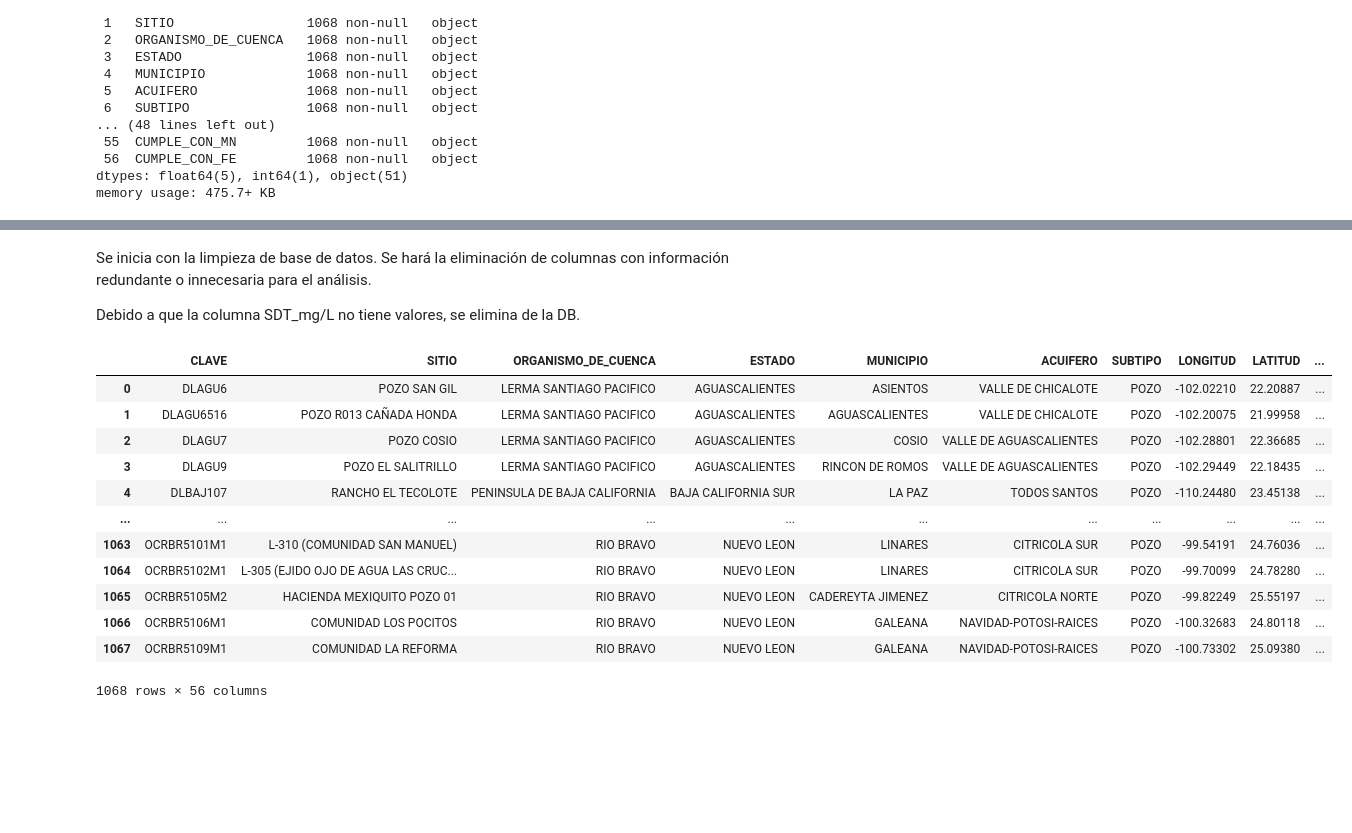
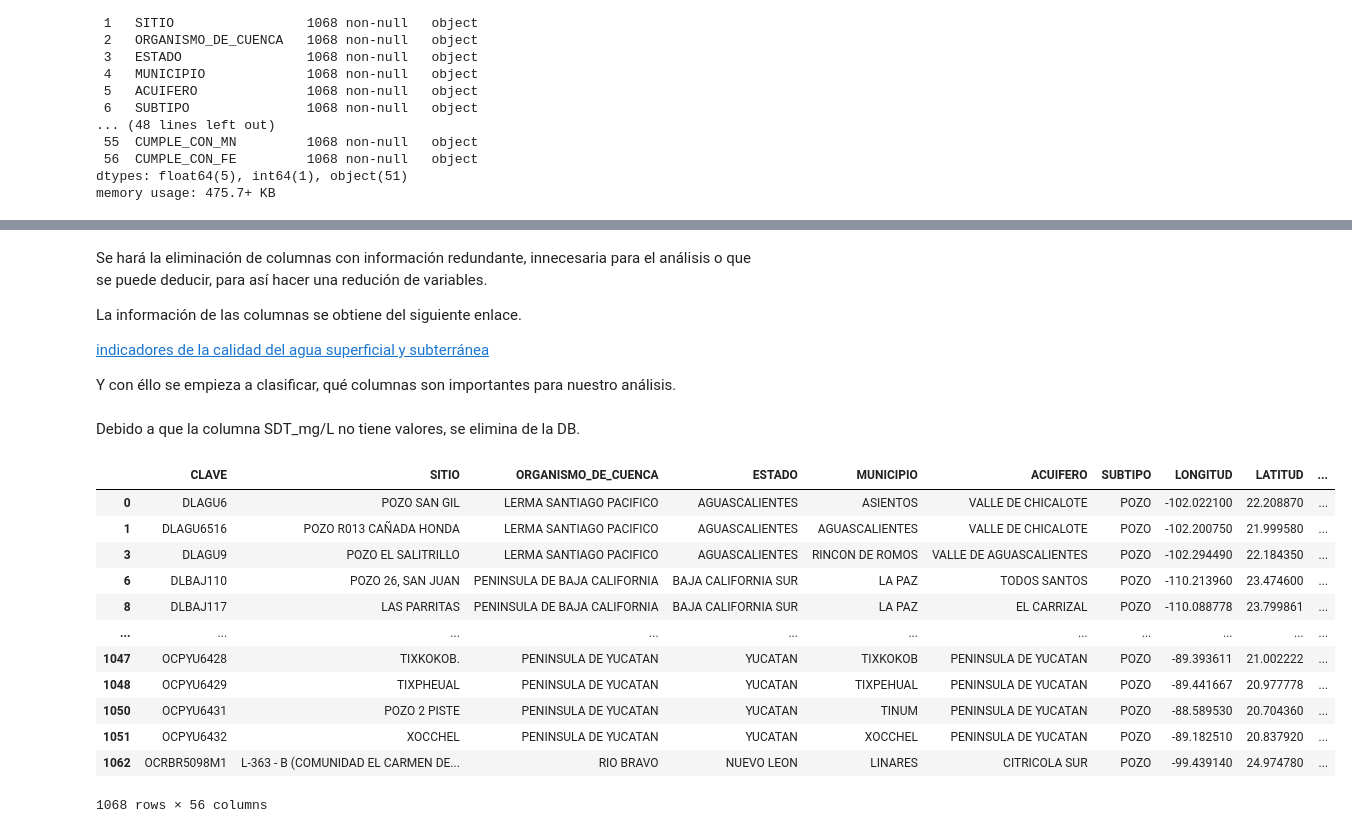
Before and after one commit to PosgradoMNA/actividades-del-projecto-equipo70, a Jupyter notebook: RetoFinal/Entrega1/Reto_Entrega1_Limpieza_análisis_visualización_kmeans.ipynb, the cells around one changed output, grey strips where cells are left out. Drawn from its saved outputs; the diff is of its cells as text; code cells hidden in the pictures; blank space fills up the shorter version.

```diff
--- a/RetoFinal/Entrega1/Reto_Entrega1_Limpieza_análisis_visualización_kmeans.ipynb
+++ b/RetoFinal/Entrega1/Reto_Entrega1_Limpieza_análisis_visualización_kmeans.ipynb
@@ -92,0 +273,11 @@ memory usage: 475.7+ KB
+# %%
+i=0
+for c in CQ:
+
+    valor = df_gDN[df_gDN['CQ'] == c]
+    valoracion= valor.loc[i]['V']
+    df_sb_v[c]= df_sb_v[c].astype('str')
+    df_sb_v[c]= df_sb_v[c].replace('nan', valoracion)
+    i=i+1
+
+df_sb_v.info()
@@ -92,0 +302,11 @@ memory usage: 475.7+ KB
+# %%
+i=0
+for c in CQ:
+
+    valor = df_rDN[df_rDN['CQ'] == c]
+    valoracion= valor.loc[i]['V']
+    df_sb_r[c]= df_sb_v[c].astype('str')
+    df_sb_r[c]= df_sb_v[c].replace('nan', valoracion)
+    i=i+1
+
+df_sb_v.info()
@@ -92,0 +331,11 @@ memory usage: 475.7+ KB
+# %%
+i=0
+for c in CQ:
+
+    valor = df_yDN[df_yDN['CQ'] == c]
+    valoracion= valor.loc[i]['V']
+    df_sb_a[c]= df_sb_v[c].astype('str')
+    df_sb_a[c]= df_sb_v[c].replace('nan', valoracion)
+    i=i+1
+
+df_sb_v.info()
@@ -92,0 +376,3 @@ memory usage: 475.7+ KB
+# %%
+df_sub_clean = pd.concat([df_sb_v, df_sb_r, df_sb_a],join='inner')
+df_sub_clean
@@ -93,21 +393,27 @@ memory usage: 475.7+ KB
+# %% [markdown]
+Se hará la eliminación de columnas con información redundante, innecesaria para el análisis o que se puede deducir, para así hacer una redución de variables.
+
+La información de las columnas se obtiene del siguiente enlace.
+
+[indicadores de la calidad del agua superficial y subterránea](http://sina.conagua.gob.mx/sina/mapas/Calidaddelagua.pdf)
+
+Y con éllo se empieza a clasificar, qué columnas son importantes para nuestro análisis.
 # %% [markdown]
-Se inicia con la limpieza de base de datos. Se hará la eliminación de columnas con información redundante o innecesaria para el análisis.
-
 Debido a que la columna SDT_mg/L no tiene valores, se elimina de la DB.
 # %%
-df_sub.drop('SDT_mg/L', inplace=True, axis=1)
-df_sub
+df_sub_clean.drop('SDT_mg/L', inplace=True, axis=1)
+df_sub_clean
 # %% [output]
 |  | CLAVE | SITIO | ORGANISMO_DE_CUENCA | ESTADO | MUNICIPIO | ACUIFERO | SUBTIPO | LONGITUD | LATITUD | ... |
-| 0 | DLAGU6 | POZO SAN GIL | LERMA SANTIAGO PACIFICO | AGUASCALIENTES | ASIENTOS | VALLE DE CHICALOTE | POZO | -102.02210 | 22.20887 | ... |
-| 1 | DLAGU6516 | POZO R013 CAÑADA HONDA | LERMA SANTIAGO PACIFICO | AGUASCALIENTES | AGUASCALIENTES | VALLE DE CHICALOTE | POZO | -102.20075 | 21.99958 | ... |
-| 2 | DLAGU7 | POZO COSIO | LERMA SANTIAGO PACIFICO | AGUASCALIENTES | COSIO | VALLE DE AGUASCALIENTES | POZO | -102.28801 | 22.36685 | ... |
-| 3 | DLAGU9 | POZO EL SALITRILLO | LERMA SANTIAGO PACIFICO | AGUASCALIENTES | RINCON DE ROMOS | VALLE DE AGUASCALIENTES | POZO | -102.29449 | 22.18435 | ... |
-| 4 | DLBAJ107 | RANCHO EL TECOLOTE | PENINSULA DE BAJA CALIFORNIA | BAJA CALIFORNIA SUR | LA PAZ | TODOS SANTOS | POZO | -110.24480 | 23.45138 | ... |
+| 0 | DLAGU6 | POZO SAN GIL | LERMA SANTIAGO PACIFICO | AGUASCALIENTES | ASIENTOS | VALLE DE CHICALOTE | POZO | -102.022100 | 22.208870 | ... |
+| 1 | DLAGU6516 | POZO R013 CAÑADA HONDA | LERMA SANTIAGO PACIFICO | AGUASCALIENTES | AGUASCALIENTES | VALLE DE CHICALOTE | POZO | -102.200750 | 21.999580 | ... |
+| 3 | DLAGU9 | POZO EL SALITRILLO | LERMA SANTIAGO PACIFICO | AGUASCALIENTES | RINCON DE ROMOS | VALLE DE AGUASCALIENTES | POZO | -102.294490 | 22.184350 | ... |
+| 6 | DLBAJ110 | POZO 26, SAN JUAN | PENINSULA DE BAJA CALIFORNIA | BAJA CALIFORNIA SUR | LA PAZ | TODOS SANTOS | POZO | -110.213960 | 23.474600 | ... |
+| 8 | DLBAJ117 | LAS PARRITAS | PENINSULA DE BAJA CALIFORNIA | BAJA CALIFORNIA SUR | LA PAZ | EL CARRIZAL | POZO | -110.088778 | 23.799861 | ... |
 | ... | ... | ... | ... | ... | ... | ... | ... | ... | ... | ... |
-| 1063 | OCRBR5101M1 | L-310 (COMUNIDAD SAN MANUEL) | RIO BRAVO | NUEVO LEON | LINARES | CITRICOLA SUR | POZO | -99.54191 | 24.76036 | ... |
-| 1064 | OCRBR5102M1 | L-305 (EJIDO OJO DE AGUA LAS CRUC... | RIO BRAVO | NUEVO LEON | LINARES | CITRICOLA SUR | POZO | -99.70099 | 24.78280 | ... |
-| 1065 | OCRBR5105M2 | HACIENDA MEXIQUITO POZO 01 | RIO BRAVO | NUEVO LEON | CADEREYTA JIMENEZ | CITRICOLA NORTE | POZO | -99.82249 | 25.55197 | ... |
-| 1066 | OCRBR5106M1 | COMUNIDAD LOS POCITOS | RIO BRAVO | NUEVO LEON | GALEANA | NAVIDAD-POTOSI-RAICES | POZO | -100.32683 | 24.80118 | ... |
-| 1067 | OCRBR5109M1 | COMUNIDAD LA REFORMA | RIO BRAVO | NUEVO LEON | GALEANA | NAVIDAD-POTOSI-RAICES | POZO | -100.73302 | 25.09380 | ... |
+| 1047 | OCPYU6428 | TIXKOKOB. | PENINSULA DE YUCATAN | YUCATAN | TIXKOKOB | PENINSULA DE YUCATAN | POZO | -89.393611 | 21.002222 | ... |
+| 1048 | OCPYU6429 | TIXPHEUAL | PENINSULA DE YUCATAN | YUCATAN | TIXPEHUAL | PENINSULA DE YUCATAN | POZO | -89.441667 | 20.977778 | ... |
+| 1050 | OCPYU6431 | POZO 2 PISTE | PENINSULA DE YUCATAN | YUCATAN | TINUM | PENINSULA DE YUCATAN | POZO | -88.589530 | 20.704360 | ... |
+| 1051 | OCPYU6432 | XOCCHEL | PENINSULA DE YUCATAN | YUCATAN | XOCCHEL | PENINSULA DE YUCATAN | POZO | -89.182510 | 20.837920 | ... |
+| 1062 | OCRBR5098M1 | L-363 - B (COMUNIDAD EL CARMEN DE... | RIO BRAVO | NUEVO LEON | LINARES | CITRICOLA SUR | POZO | -99.439140 | 24.974780 | ... |
 1068 rows × 56 columns
```
Also changed, not shown: parts of 31 cells of this notebook.
